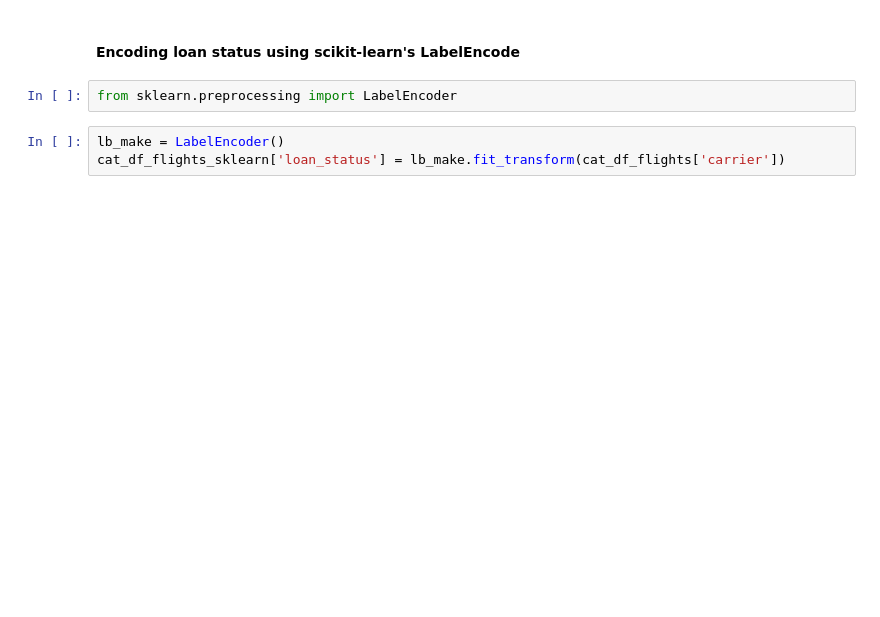
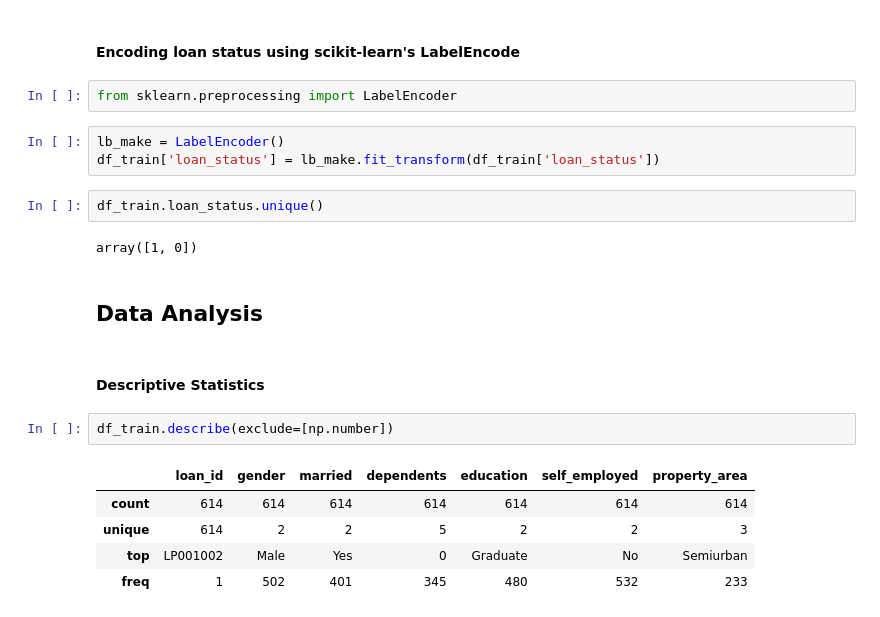
Before and after one commit to masete/Home-Loan-Approval, a Jupyter notebook: homeapproval.ipynb, the cells around one changed output. Drawn from its saved outputs; the diff is of its cells as text; blank space fills up the shorter version.

Commit message:
descriptive analysis

```diff
--- a/homeapproval.ipynb
+++ b/homeapproval.ipynb
@@ -321,4 +330,20 @@ print(df_train['loan_status'].value_counts().count())
 from sklearn.preprocessing import LabelEncoder
 # %%
 lb_make = LabelEncoder()
-cat_df_flights_sklearn['loan_status'] = lb_make.fit_transform(cat_df_flights['carrier'])
+df_train['loan_status'] = lb_make.fit_transform(df_train['loan_status'])
+# %%
+df_train.loan_status.unique()
+# %% [output]
+array([1, 0])
+# %% [markdown]
+## Data Analysis
+# %% [markdown]
+#### Descriptive Statistics
+# %%
+df_train.describe(exclude=[np.number])
+# %% [output]
+|  | loan_id | gender | married | dependents | education | self_employed | property_area |
+| count | 614 | 614 | 614 | 614 | 614 | 614 | 614 |
+| unique | 614 | 2 | 2 | 5 | 2 | 2 | 3 |
+| top | LP001002 | Male | Yes | 0 | Graduate | No | Semiurban |
+| freq | 1 | 502 | 401 | 345 | 480 | 532 | 233 |
```
Also changed, not shown: parts of 2 cells of this notebook.
